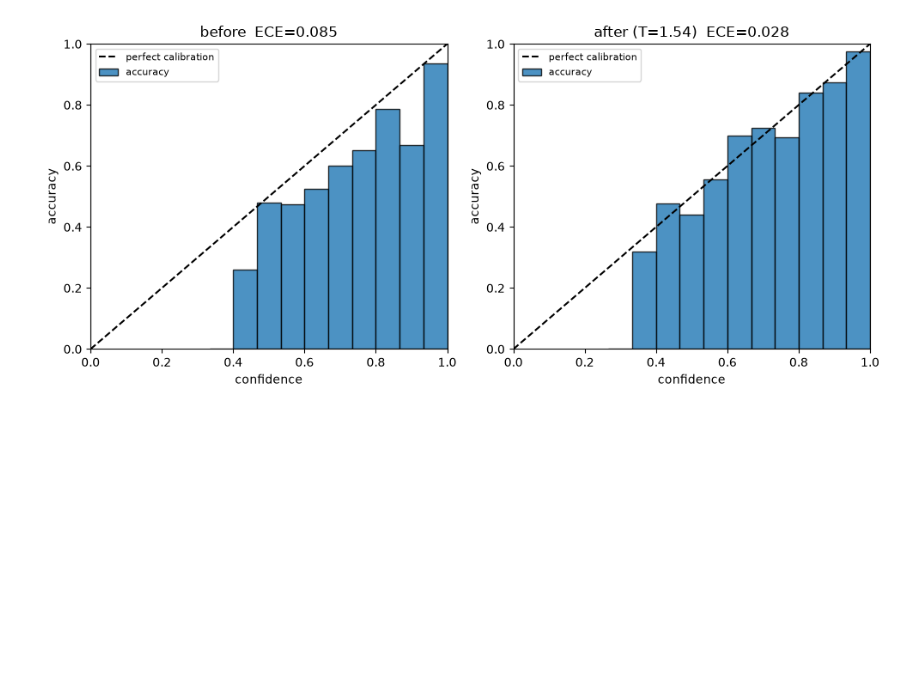
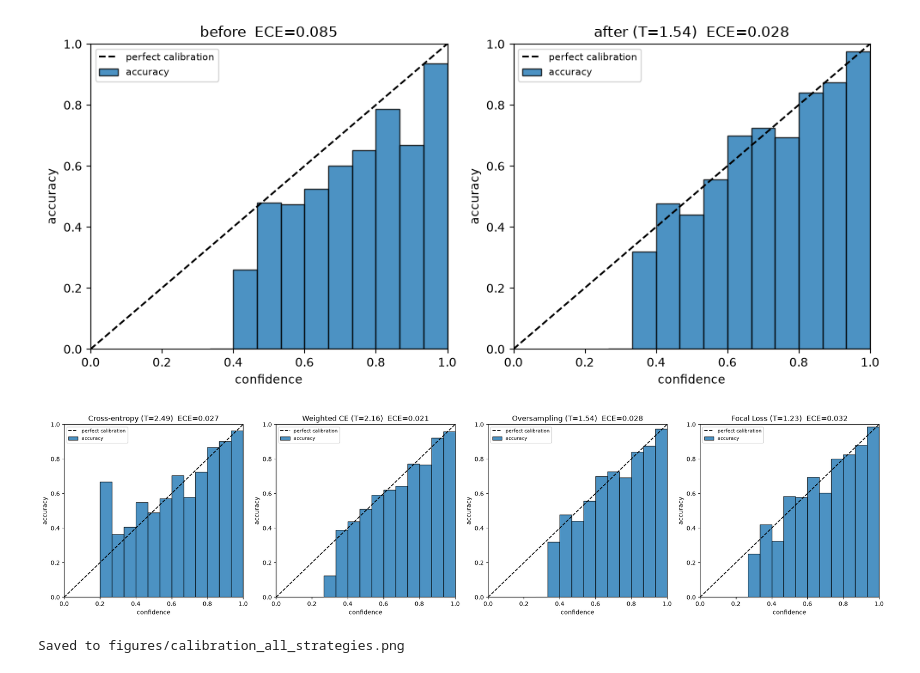
Before and after one commit to YeganehGhaderi/dermamnist-transfer-study, a Jupyter notebook: notebooks/explore_gradcam_calibration.ipynb, the cells around one changed output. Drawn from its saved outputs; the diff is of its cells as text; code cells hidden in the pictures; blank space fills up the shorter version.

Commit message:
README polish, calibration figure and notebook updates

```diff
--- a/notebooks/explore_gradcam_calibration.ipynb
+++ b/notebooks/explore_gradcam_calibration.ipynb
@@ -12,9 +57,9 @@ from derma.data import DermaDataset, build_transforms, CLASS_NAMES
 from derma.models import build_model
 from derma.gradcam import GradCAM
 
-ds = DermaDataset("val", 64, "data", build_transforms(False))
+ds = DermaDataset("val", 64, "../data", build_transforms(False))
 model = build_model("resnet18_pretrained", load_weights=False)
-model.load_state_dict(torch.load(f"{D}/runs/expB_ce_seed0/best.pt", map_location="cpu")["model"])
+model.load_state_dict(torch.load(os.path.join(D, "runs", "expB_ce_seed0", "best.pt"), map_location="cpu")["model"])
 
 idx = [ds.labels.tolist().index(c) for c in range(7)]       # First picture of each class
 x = torch.stack([ds[i][0] for i in idx])
@@ -94,3 +139,38 @@ plt.tight_layout(); plt.show()
 # %% [output]
 T = 1.538
 [figure]
+# %%
+import os
+import numpy as np
+from derma.metrics import softmax
+from derma.calibration import TemperatureScaler, expected_calibration_error, plot_reliability
+import matplotlib.pyplot as plt
+
+D = os.path.join("..", "results")
+
+strategies = {
+    "Cross-entropy":   "expB_ce_seed0",
+    "Weighted CE":     "expB_weighted_ce_seed0",
+    "Oversampling":    "expB_oversample_seed0",
+    "Focal Loss":      "expB_focal_seed0",
+}
+
+fig, axes = plt.subplots(1, 4, figsize=(20, 5))
+
+for ax, (name, run) in zip(axes, strategies.items()):
+    path = os.path.join(D, "runs", run, "val_logits.npz")
+    z = np.load(path)
+    logits, labels = z["logits"], z["labels"]
+
+    scaler = TemperatureScaler()
+    T = scaler.fit(logits, labels)
+
+    plot_reliability(ax, softmax(scaler.transform(logits)), labels, title=f"{name} (T={T:.2f})")
+
+plt.tight_layout()
+plt.savefig("../figures/calibration_all_strategies.png", dpi=100, bbox_inches="tight")
+plt.show()
+print("Saved to figures/calibration_all_strategies.png")
+# %% [output]
+[figure, added]
+Saved to figures/calibration_all_strategies.png
```
Also changed, not shown: parts of 1 cell of this notebook, 1 other file.
